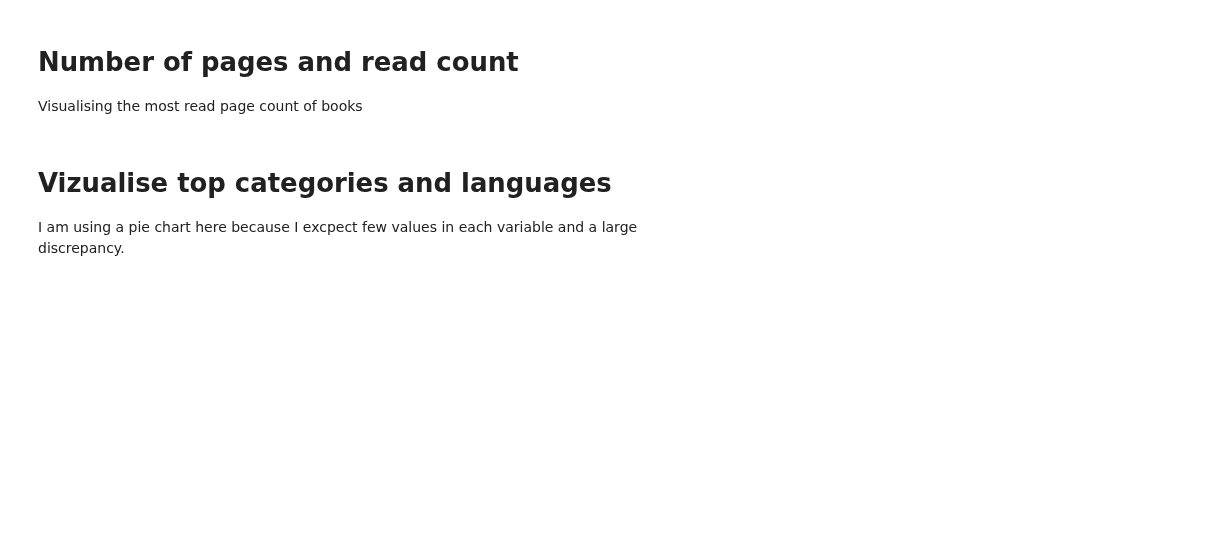
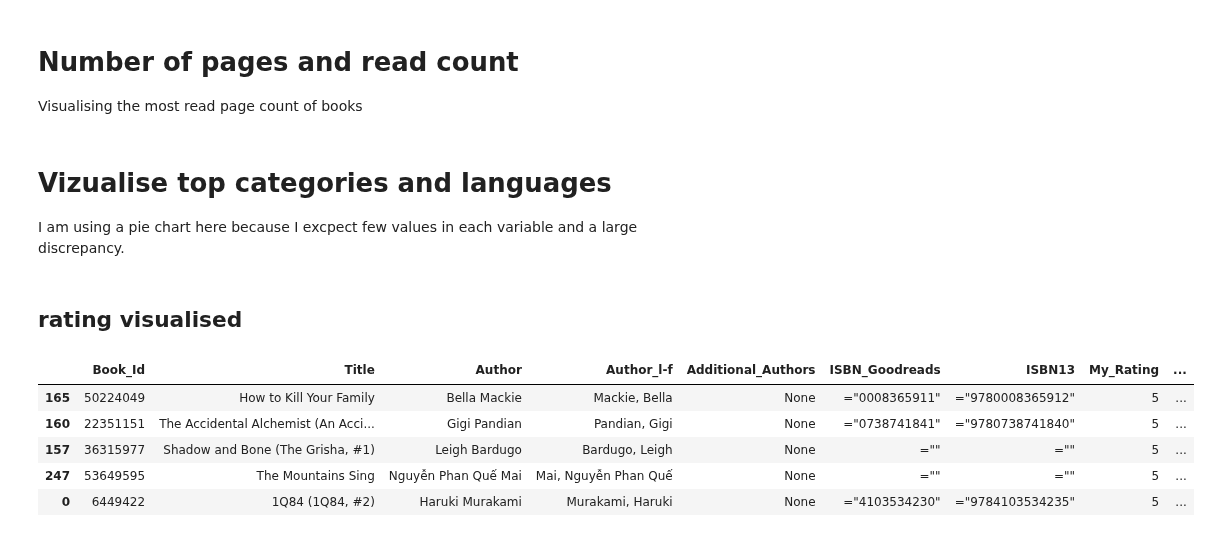
Before and after one commit to lalelisealstad/mybook-dashboard, a Jupyter notebook: analysis.ipynb, the cells around one changed output. Cells and saved outputs as stored; diff of their text form; code cells hidden in the pictures; blank space fills up the shorter version.

```diff
--- a/analysis.ipynb
+++ b/analysis.ipynb
@@ -195,3 +186,5 @@ def viz_top_values(column, top_n=10):
 viz_top_values(mybooks['Language'], top_n=5)
 # %%
 viz_top_values(mybooks['Categories'], top_n=5)
+# %% [markdown]
+## rating visualised
@@ -197,0 +280,12 @@ viz_top_values(mybooks['Categories'], top_n=5)
+# %%
+(
+    myreads.query('My_Rating > 0')
+        .sort_values('My_Rating', ascending=True)
+    ).tail()
+# %% [output]
+|  | Book_Id | Title | Author | Author_l-f | Additional_Authors | ISBN_Goodreads | ISBN13 | My_Rating | ... |
+| 165 | 50224049 | How to Kill Your Family | Bella Mackie | Mackie, Bella | None | ="0008365911" | ="9780008365912" | 5 | ... |
+| 160 | 22351151 | The Accidental Alchemist (An Acci... | Gigi Pandian | Pandian, Gigi | None | ="0738741841" | ="9780738741840" | 5 | ... |
+| 157 | 36315977 | Shadow and Bone (The Grisha, #1) | Leigh Bardugo | Bardugo, Leigh | None | ="" | ="" | 5 | ... |
+| 247 | 53649595 | The Mountains Sing | Nguyễn Phan Quế Mai | Mai, Nguyễn Phan Quế | None | ="" | ="" | 5 | ... |
+| 0 | 6449422 | 1Q84 (1Q84, #2) | Haruki Murakami | Murakami, Haruki | None | ="4103534230" | ="9784103534235" | 5 | ... |
```
Also changed, not shown: parts of 9 cells of this notebook, 1 other file.
